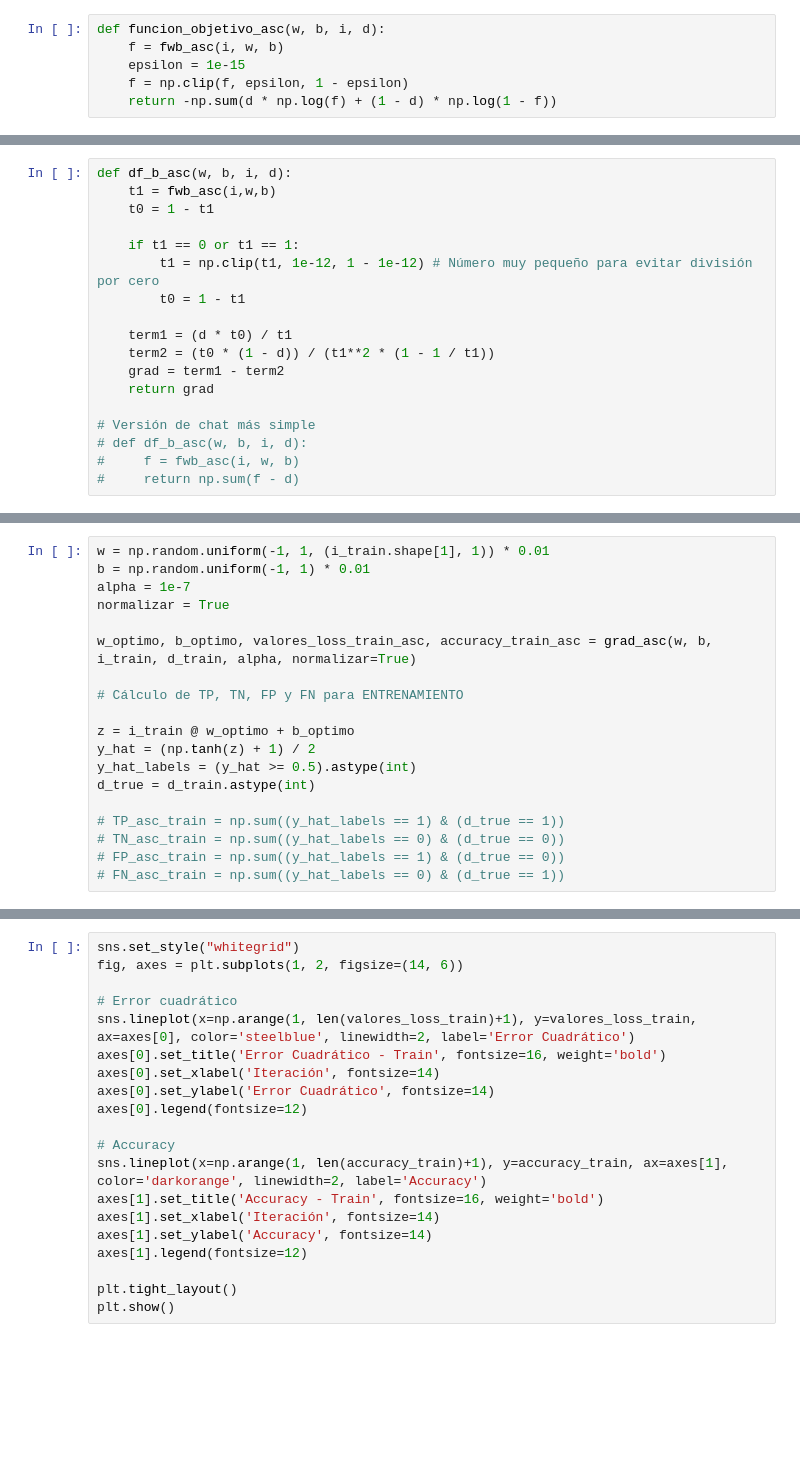
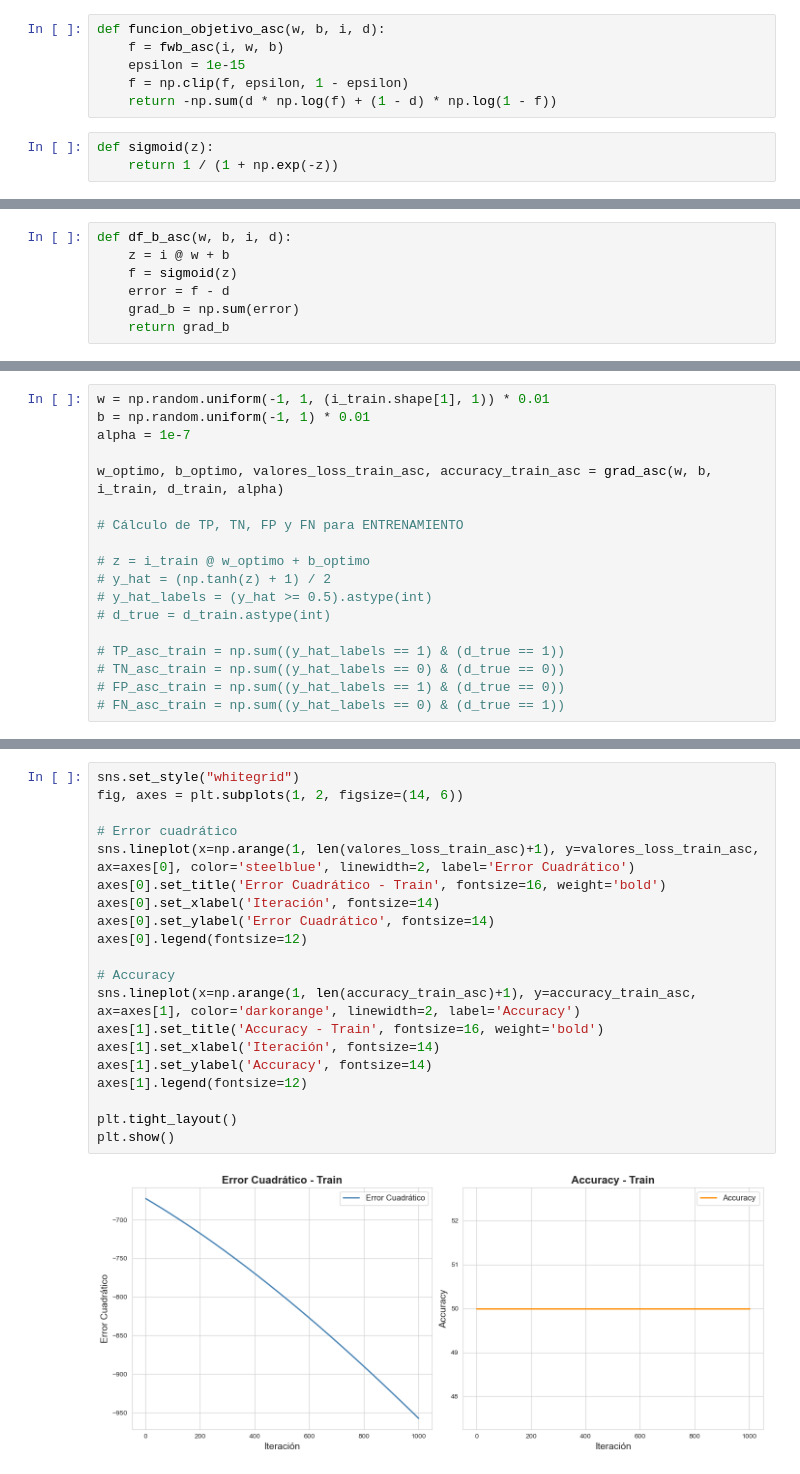
Before and after one commit to seremare9/TP2metodos, a Jupyter notebook: gd.ipynb, the cells around one changed output, grey strips where cells are left out. Saved outputs shown, nothing was run; the diff lists cells and outputs as text; blank space fills up the shorter version.

```diff
--- a/gd.ipynb
+++ b/gd.ipynb
@@ -448,5 +412,8 @@ def funcion_objetivo_asc(w, b, i, d):
     epsilon = 1e-15
     f = np.clip(f, epsilon, 1 - epsilon)
     return -np.sum(d * np.log(f) + (1 - d) * np.log(1 - f))
+# %%
+def sigmoid(z):
+    return 1 / (1 + np.exp(-z))
 # %%
 def df_w_asc(w, b, i, d):
@@ -469,18 +425,7 @@ def df_w_asc(w, b, i, d):
 # %%
 def df_b_asc(w, b, i, d):
-    t1 = fwb_asc(i,w,b)
-    t0 = 1 - t1
-
-    if t1 == 0 or t1 == 1:
-        t1 = np.clip(t1, 1e-12, 1 - 1e-12) # Número muy pequeño para evitar división por cero
-        t0 = 1 - t1
-
-    term1 = (d * t0) / t1
-    term2 = (t0 * (1 - d)) / (t1**2 * (1 - 1 / t1))
-    grad = term1 - term2
-    return grad
-
-# Versión de chat más simple
-# def df_b_asc(w, b, i, d):
-#     f = fwb_asc(i, w, b)
-#     return np.sum(f - d)
+    z = i @ w + b
+    f = sigmoid(z)
+    error = f - d
+    grad_b = np.sum(error)
+    return grad_b
@@ -583,16 +481,15 @@ def grad_asc(w, b, imagenes, diagnosticos, alpha, normalizar):
 w = np.random.uniform(-1, 1, (i_train.shape[1], 1)) * 0.01
 b = np.random.uniform(-1, 1) * 0.01
 alpha = 1e-7
-normalizar = True
 
-w_optimo, b_optimo, valores_loss_train_asc, accuracy_train_asc = grad_asc(w, b, i_train, d_train, alpha, normalizar=True)
+w_optimo, b_optimo, valores_loss_train_asc, accuracy_train_asc = grad_asc(w, b, i_train, d_train, alpha)
 
 # Cálculo de TP, TN, FP y FN para ENTRENAMIENTO
 
-z = i_train @ w_optimo + b_optimo
-y_hat = (np.tanh(z) + 1) / 2
-y_hat_labels = (y_hat >= 0.5).astype(int)
-d_true = d_train.astype(int)
+# z = i_train @ w_optimo + b_optimo
+# y_hat = (np.tanh(z) + 1) / 2
+# y_hat_labels = (y_hat >= 0.5).astype(int)
+# d_true = d_train.astype(int)
 
 # TP_asc_train = np.sum((y_hat_labels == 1) & (d_true == 1))
 # TN_asc_train = np.sum((y_hat_labels == 0) & (d_true == 0))
@@ -603,20 +498,22 @@ ValueError: The truth value of an array with more than one element is ambiguous.
 # %%
 sns.set_style("whitegrid")
 fig, axes = plt.subplots(1, 2, figsize=(14, 6))
 
 # Error cuadrático
-sns.lineplot(x=np.arange(1, len(valores_loss_train)+1), y=valores_loss_train, ax=axes[0], color='steelblue', linewidth=2, label='Error Cuadrático')
+sns.lineplot(x=np.arange(1, len(valores_loss_train_asc)+1), y=valores_loss_train_asc, ax=axes[0], color='steelblue', linewidth=2, label='Error Cuadrático')
 axes[0].set_title('Error Cuadrático - Train', fontsize=16, weight='bold')
 axes[0].set_xlabel('Iteración', fontsize=14)
 axes[0].set_ylabel('Error Cuadrático', fontsize=14)
 axes[0].legend(fontsize=12)
 
 # Accuracy
-sns.lineplot(x=np.arange(1, len(accuracy_train)+1), y=accuracy_train, ax=axes[1], color='darkorange', linewidth=2, label='Accuracy')
+sns.lineplot(x=np.arange(1, len(accuracy_train_asc)+1), y=accuracy_train_asc, ax=axes[1], color='darkorange', linewidth=2, label='Accuracy')
 axes[1].set_title('Accuracy - Train', fontsize=16, weight='bold')
 axes[1].set_xlabel('Iteración', fontsize=14)
 axes[1].set_ylabel('Accuracy', fontsize=14)
 axes[1].legend(fontsize=12)
 
 plt.tight_layout()
 plt.show()
+# %% [output]
+[figure, added]
```
Also changed, not shown: parts of 10 cells of this notebook.
